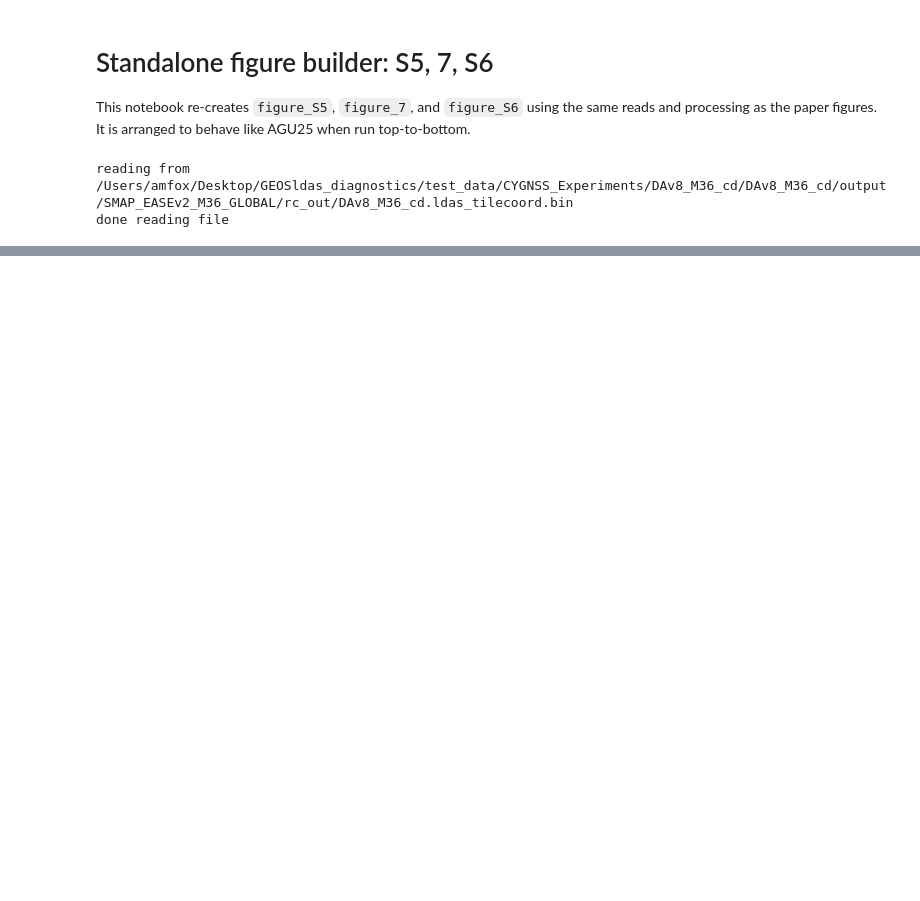
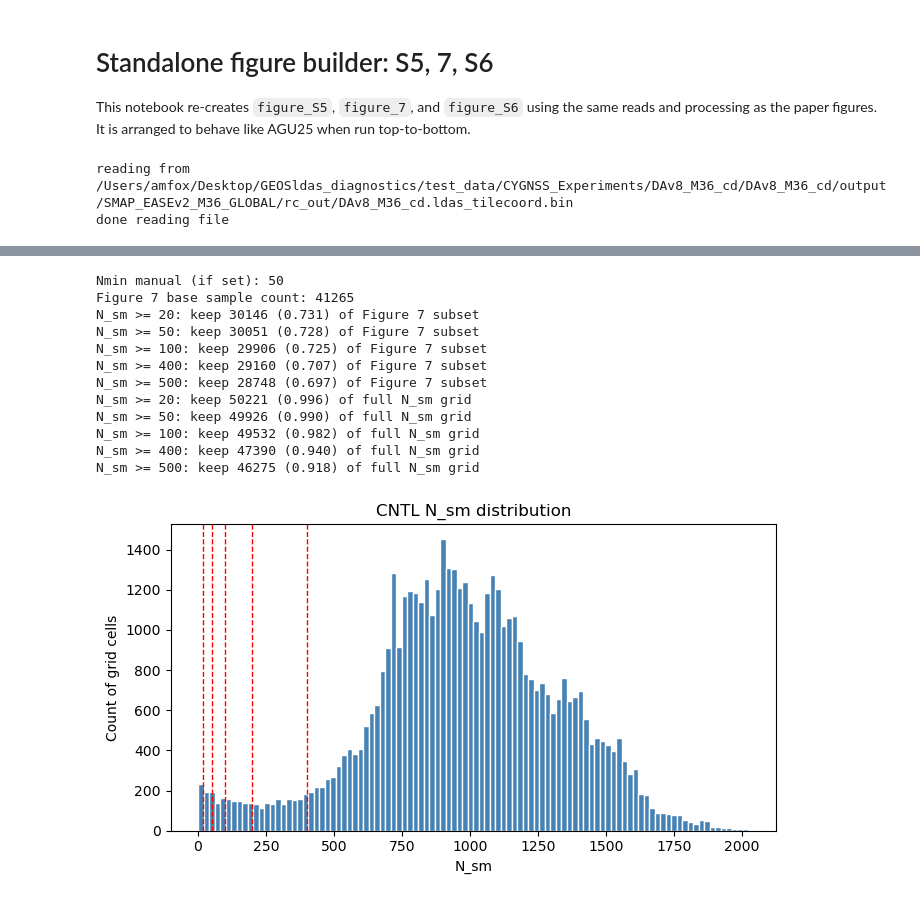
Before and after one commit to amfox37/geosldas-analysis, a Jupyter notebook: projects/cygnss_da/notebooks/cygnss_da_paper_figures_S5_S7_S6_standalone.ipynb, the cells around one changed output, grey strips where cells are left out. Cells and saved outputs as stored; diff of their text form; code cells hidden in the pictures; blank space fills up the shorter version.

```diff
--- a/projects/cygnss_da/notebooks/cygnss_da_paper_figures_S5_S7_S6_standalone.ipynb
+++ b/projects/cygnss_da/notebooks/cygnss_da_paper_figures_S5_S7_S6_standalone.ipynb
@@ -615,0 +799,73 @@ plt.show()
+# %%
+# ------------------------------
+# Diagnostics: Nmin impact on Figure 7 subset (standalone)
+# ------------------------------
+import numpy as np
+
+Nmin_manual = globals().get('Nmin', None)
+# Fallback: pull N_sm from S0 if not already loaded
+if 'N_sm' not in globals() and 'S0' in globals():
+    try:
+        N_sm = np.asarray(S0['N_sm']).ravel()
+    except Exception:
+        N_sm = None
+
+N_sm = np.where(N_sm == 0, np.nan, N_sm)
+print(f"Nmin manual (if set): {Nmin_manual}")
+
+# Map N_sm to target grid if available
+if 'N_sm' in globals() and 'idxs' in globals():
+    N_sm_vec = np.asarray(N_sm)[idxs]
+    # align length with Figure 7 base vectors if needed
+    if 'tr_dR2_use' in globals() and N_sm_vec.shape[0] != tr_dR2_use.shape[0]:
+        min_len = min(N_sm_vec.shape[0], tr_dR2_use.shape[0])
+        N_sm_vec = N_sm_vec[:min_len]
+else:
+    N_sm_vec = None
+
+if N_sm_vec is None:
+    print("N_sm_vec not available; run the N_sm mapping cell first.")
+else:
+    base_mask = np.isfinite(veg_vec) & np.isfinite(tr_dR2_use) & np.isfinite(tr_pct_use) &                 np.isfinite(lai_vals) & np.isfinite(ai_vals)
+    base_n = int(np.sum(base_mask))
+    print(f"Figure 7 base sample count: {base_n}")
+
+    for t in [20, 50, 100, 400, 500]:
+        mask_n = base_mask & (N_sm_vec >= t)
+        n_keep = int(np.sum(mask_n))
+        frac_keep = n_keep / base_n if base_n > 0 else np.nan
+        print(f"N_sm >= {t}: keep {n_keep} ({frac_keep:.3f}) of Figure 7 subset")
+
+    N_sm_valid = np.isfinite(N_sm)
+    total_grid = int(np.sum(N_sm_valid))
+    for t in [20, 50, 100, 400, 500]:
+        keep = int(np.sum(N_sm_valid & (N_sm >= t)))
+        frac = keep / total_grid if total_grid > 0 else np.nan
+        print(f"N_sm >= {t}: keep {keep} ({frac:.3f}) of full N_sm grid")
+
+# Histogram of N_sm values (finite only)
+plt.figure(figsize=(7, 4))
+vals = N_sm[np.isfinite(N_sm)]
+plt.hist(vals, bins=100, color='steelblue', edgecolor='white')
+for t in [20, 50, 100, 200, 400]:
+    plt.axvline(t, color='red', linestyle='--', linewidth=1)
+plt.xlabel('N_sm')
+plt.ylabel('Count of grid cells')
+plt.title('CNTL N_sm distribution')
+
+plt.tight_layout()
+plt.show()
+# %% [output]
+Nmin manual (if set): 50
+Figure 7 base sample count: 41265
+N_sm >= 20: keep 30146 (0.731) of Figure 7 subset
+N_sm >= 50: keep 30051 (0.728) of Figure 7 subset
+N_sm >= 100: keep 29906 (0.725) of Figure 7 subset
+N_sm >= 400: keep 29160 (0.707) of Figure 7 subset
+N_sm >= 500: keep 28748 (0.697) of Figure 7 subset
+N_sm >= 20: keep 50221 (0.996) of full N_sm grid
+N_sm >= 50: keep 49926 (0.990) of full N_sm grid
+N_sm >= 100: keep 49532 (0.982) of full N_sm grid
+N_sm >= 400: keep 47390 (0.940) of full N_sm grid
+N_sm >= 500: keep 46275 (0.918) of full N_sm grid
+[figure, added]
```
Also changed, not shown: parts of 5 cells of this notebook, 23 other files.
